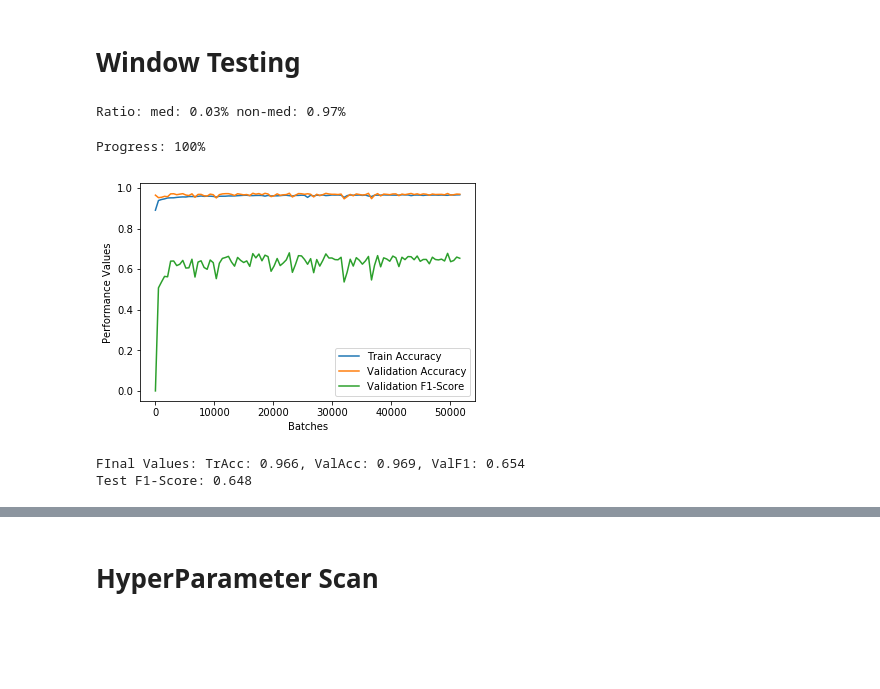
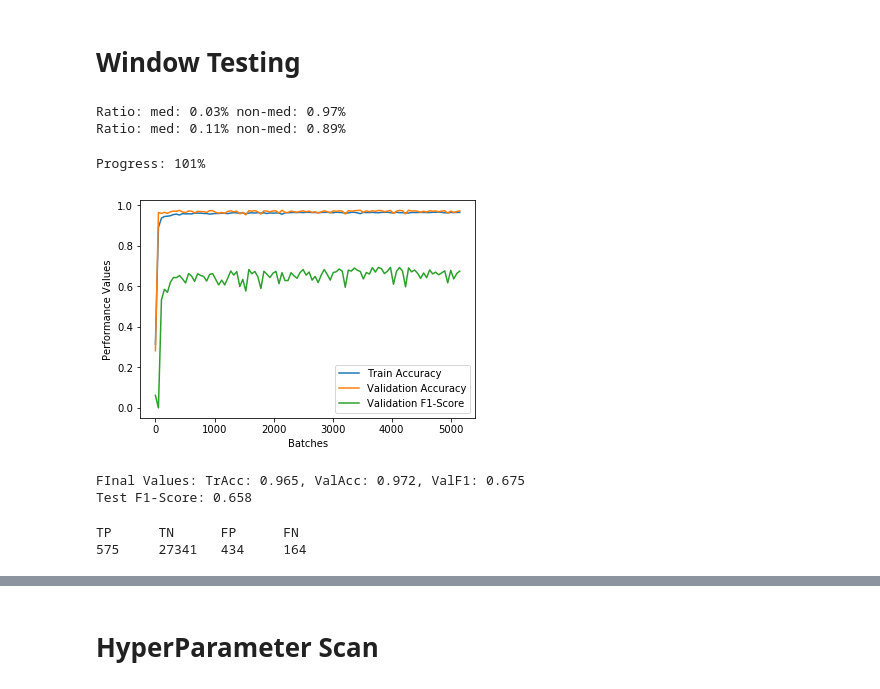
Before and after one commit to goto1991/L2B2-medication-extraction, a Jupyter notebook: Model 3.ipynb, the cells around one changed output, grey strips where cells are left out. Drawn from its saved outputs; the diff is of its cells as text; code cells hidden in the pictures; blank space fills up the shorter version.

```diff
--- a/Model 3.ipynb
+++ b/Model 3.ipynb
@@ -68,22 +58,23 @@ Sentence Load Complete
 # %%
 labelled_cases = Dataset.get_DS(labelled='yes')
 labelled_cases.process_for_testing()
-sets = fn.get_ff_traintest(labelled_cases, model, left_words=5, right_words=5)
+sets = fn.get_ff_traintest(labelled_cases, model, left_words=3, right_words=3)
 # %%
 print('Ratio: med: {:.2f}% non-med: {:.2f}%'.format(*(np.array(sets['train_labels']).sum(0)/ len(sets['train_labels']))))
 fn.saturate_training_set_training(sets, 0.1)
 print('Ratio: med: {:.2f}% non-med: {:.2f}%'.format(*(np.array(sets['train_labels']).sum(0)/ len(sets['train_labels']))))
 # %% [output]
 Ratio: med: 0.03% non-med: 0.97%
+Ratio: med: 0.11% non-med: 0.89%
 # %%
-NN = FF_Model(input_size=1100, layers=[100, 50])
+NN = FF_Model(input_size=700, layers=[100])
 NN.build_graph()
-_,_,_,_ = NN.train(sets, epochs=10, batch=50, show_progress=True, show_plot=True)
+_,_,_,_ = NN.train(sets, epochs=1, batch=50, show_progress=True, show_plot=True)
 # %% [output]
-Progress: 100%
+Progress: 101%
-[figure, old version]
+[figure, new version]
-FInal Values: TrAcc: 0.966, ValAcc: 0.969, ValF1: 0.654
-Test F1-Score: 0.648
+FInal Values: TrAcc: 0.965, ValAcc: 0.972, ValF1: 0.675
+Test F1-Score: 0.658
 # %%
 res = NN.predict(sets['test_set'])
 tru = np.argmax(sets['test_labels'], 1)
@@ -94,3 +85,6 @@ FP = len([a for a in range(len(tru)) if (res[a] == 0) and (tru[a] == 1)])
 FN = len([a for a in range(len(tru)) if (res[a] == 1) and (tru[a] == 0)])
 TFPN = [TP, TN, FP, FN]
 print('TP\tTN\tFP\tFN\n{}\t{}\t{}\t{}'.format(*TFPN))
+# %% [output]
+TP      TN      FP      FN
+575     27341   434     164
```
Also changed, not shown: parts of 16 cells of this notebook, 3 other files.
